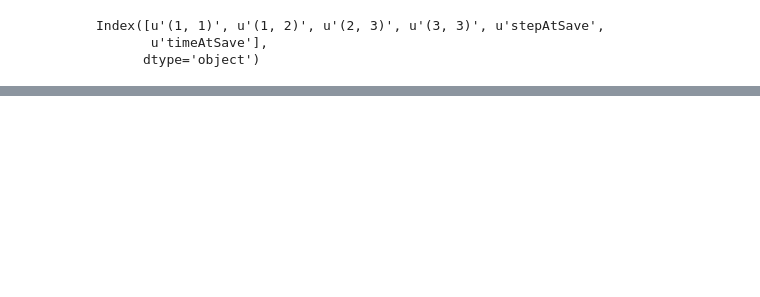
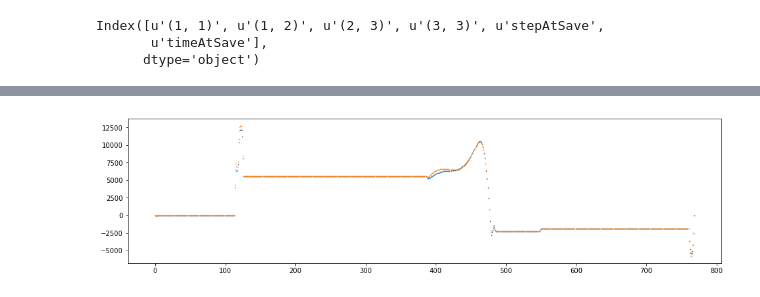
Before and after one commit to dansand/UWsubduction, a Jupyter notebook: Analysis/plate_boundary_motions.ipynb, the cells around one changed output, grey strips where cells are left out. Cells and saved outputs as stored; diff of their text form; code cells hidden in the pictures; blank space fills up the shorter version.

```diff
--- a/Analysis/plate_boundary_motions.ipynb
+++ b/Analysis/plate_boundary_motions.ipynb
@@ -68,0 +62,21 @@ ax.plot(df['timeAtSave']*timeScale, df['(2, 3)']*2900 - df['(2, 3)'][0]*2900,
+# %%
+def listify_data(unique_string, path):
+    glob_str = path + '*' + unique_string + '*'
+    files = natsort.natsort(glob2.glob(glob_str))
+    #print(glob_str)
+    #return files
+
+    dataList = []
+    for f in files:
+        with h5py.File(f,'r') as hf:
+            data = hf.get('data')
+            dataList.append(np.array(data))
+    return dataList
+# %%
+vx = listify_data('surfVx', '../output/files/')
+# %%
+fig, ax = plt.subplots(figsize=(16,4))
+for v in vx[-2:]:
+    ax.scatter(np.arange(len(v)), v, s=0.4)
+# %% [output]
+[figure, added]
```
Also changed, not shown: parts of 6 cells of this notebook, 4 other files.
